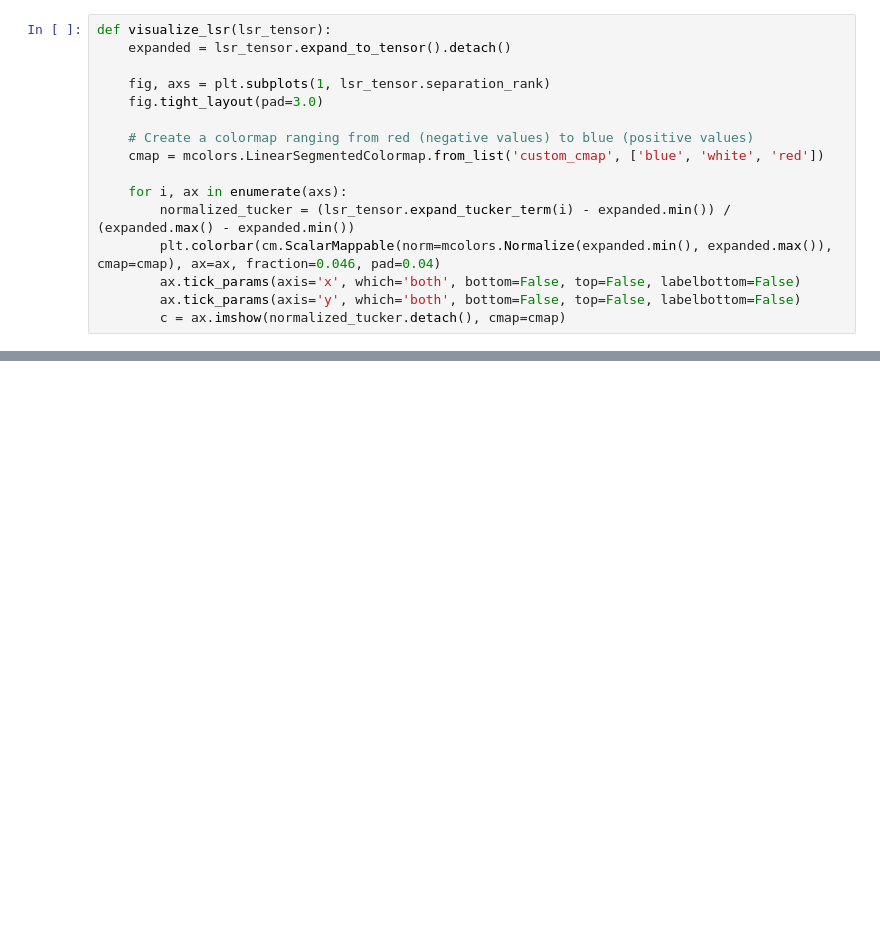
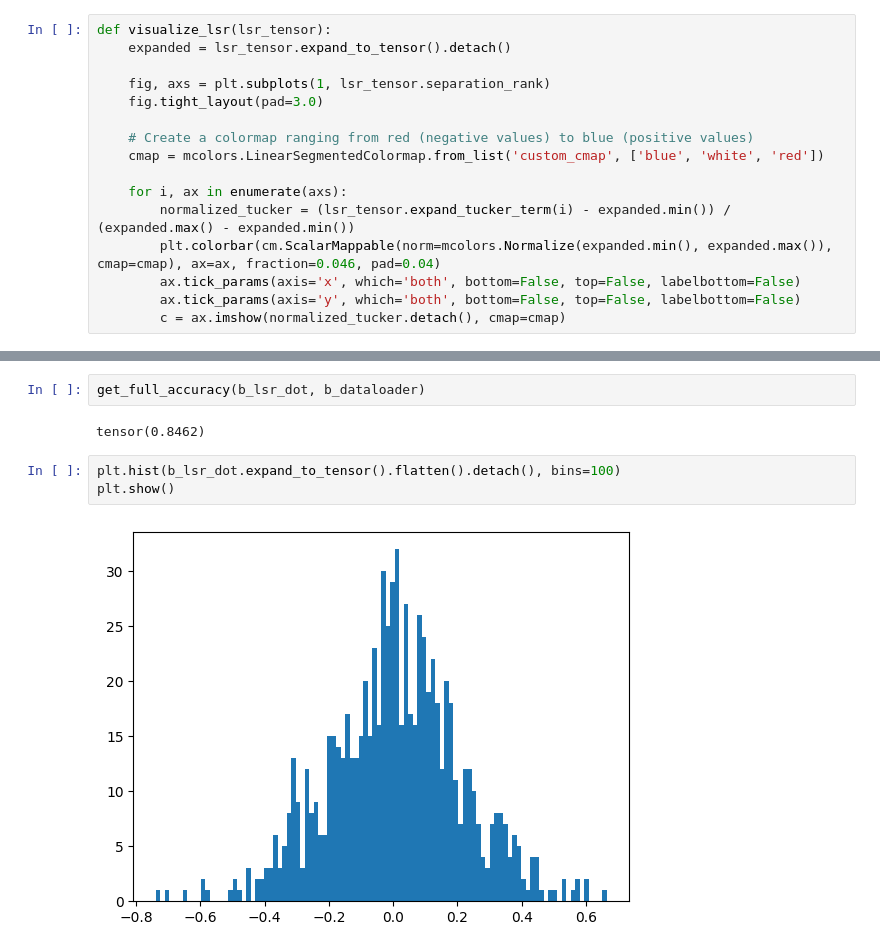
Before and after one commit to fshcat/federated-LSRTR, a Jupyter notebook: notebooks/visualize_LSR.ipynb, the cells around one changed output, grey strips where cells are left out. Drawn from its saved outputs; the diff is of its cells as text; blank space fills up the shorter version.

```diff
--- a/notebooks/visualize_LSR.ipynb
+++ b/notebooks/visualize_LSR.ipynb
@@ -29 +46,10 @@ breast_lsr_dot = torch.load(f"{path_base}/centralized/weights/lsr_dot_0.pt")
+# %%
+get_full_accuracy(b_lsr_dot, b_dataloader)
+# %% [output]
+tensor(0.8462)
+# %%
+plt.hist(b_lsr_dot.expand_to_tensor().flatten().detach(), bins=100)
+plt.show()
+# %% [output]
+[figure, added]
 # %%
```
Also changed, not shown: parts of 7 cells of this notebook.
